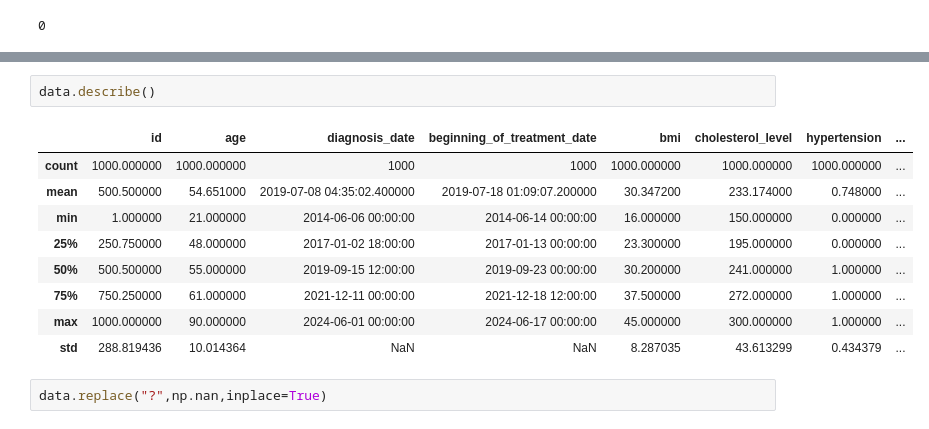
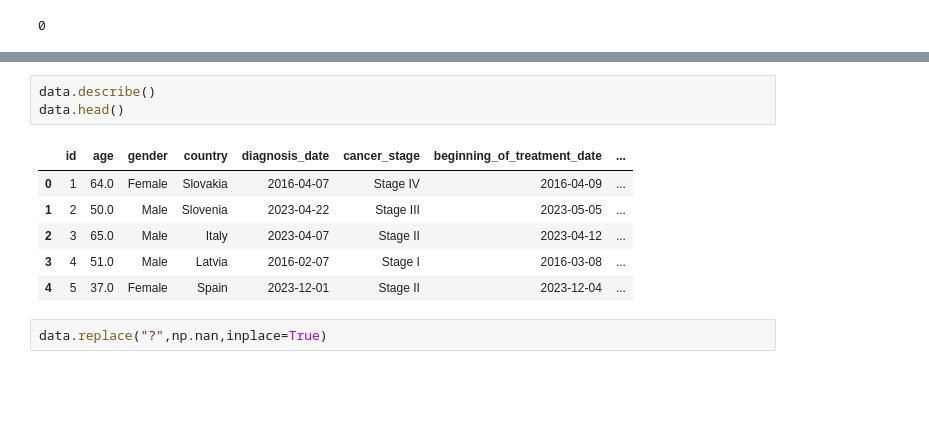
Before and after one commit to xXMohitXx/ML_Project, a Jupyter notebook: LungCancerMortalityRateMainLinearRegression.ipynb, the cells around one changed output, grey strips where cells are left out. Saved outputs shown, nothing was run; the diff lists cells and outputs as text; blank space fills up the shorter version.

```diff
--- a/LungCancerMortalityRateMainLinearRegression.ipynb
+++ b/LungCancerMortalityRateMainLinearRegression.ipynb
@@ -113,16 +113,14 @@ data.info
 [1000 rows x 18 columns]>
 # %%
 data.describe()
+data.head()
 # %% [output]
-|  | id | age | diagnosis_date | beginning_of_treatment_date | bmi | cholesterol_level | hypertension | ... |
-| count | 1000.000000 | 1000.000000 | 1000 | 1000 | 1000.000000 | 1000.000000 | 1000.000000 | ... |
-| mean | 500.500000 | 54.651000 | 2019-07-08 04:35:02.400000 | 2019-07-18 01:09:07.200000 | 30.347200 | 233.174000 | 0.748000 | ... |
-| min | 1.000000 | 21.000000 | 2014-06-06 00:00:00 | 2014-06-14 00:00:00 | 16.000000 | 150.000000 | 0.000000 | ... |
-| 25% | 250.750000 | 48.000000 | 2017-01-02 18:00:00 | 2017-01-13 00:00:00 | 23.300000 | 195.000000 | 0.000000 | ... |
-| 50% | 500.500000 | 55.000000 | 2019-09-15 12:00:00 | 2019-09-23 00:00:00 | 30.200000 | 241.000000 | 1.000000 | ... |
-| 75% | 750.250000 | 61.000000 | 2021-12-11 00:00:00 | 2021-12-18 12:00:00 | 37.500000 | 272.000000 | 1.000000 | ... |
-| max | 1000.000000 | 90.000000 | 2024-06-01 00:00:00 | 2024-06-17 00:00:00 | 45.000000 | 300.000000 | 1.000000 | ... |
-| std | 288.819436 | 10.014364 | NaN | NaN | 8.287035 | 43.613299 | 0.434379 | ... |
+|  | id | age | gender | country | diagnosis_date | cancer_stage | beginning_of_treatment_date | ... |
+| 0 | 1 | 64.0 | Female | Slovakia | 2016-04-07 | Stage IV | 2016-04-09 | ... |
+| 1 | 2 | 50.0 | Male | Slovenia | 2023-04-22 | Stage III | 2023-05-05 | ... |
+| 2 | 3 | 65.0 | Male | Italy | 2023-04-07 | Stage II | 2023-04-12 | ... |
+| 3 | 4 | 51.0 | Male | Latvia | 2016-02-07 | Stage I | 2016-03-08 | ... |
+| 4 | 5 | 37.0 | Female | Spain | 2023-12-01 | Stage II | 2023-12-04 | ... |
 # %%
 data.replace("?",np.nan,inplace=True)
 # %%
```
